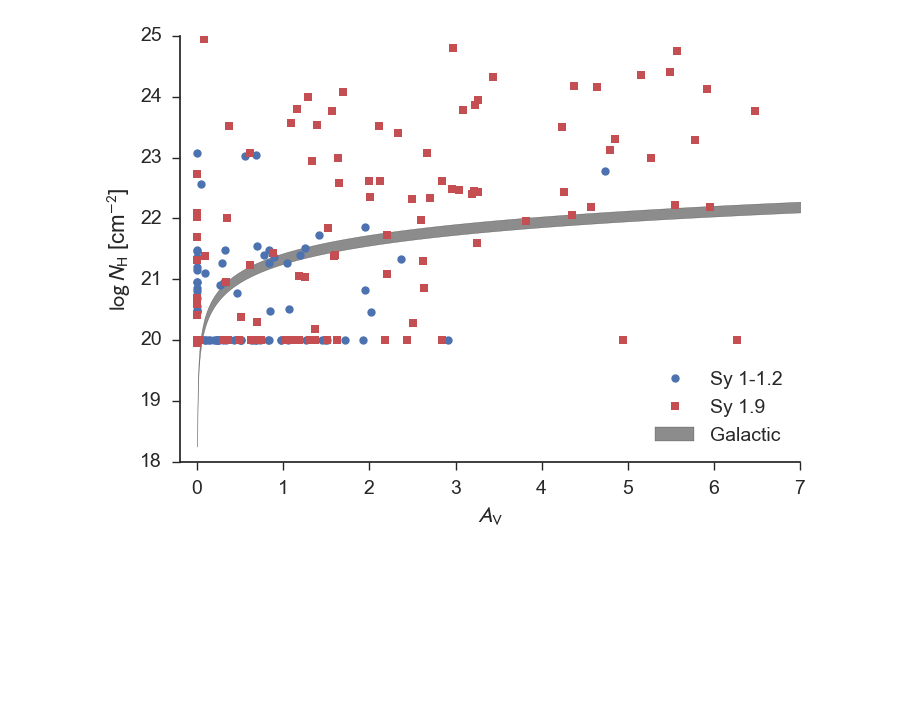
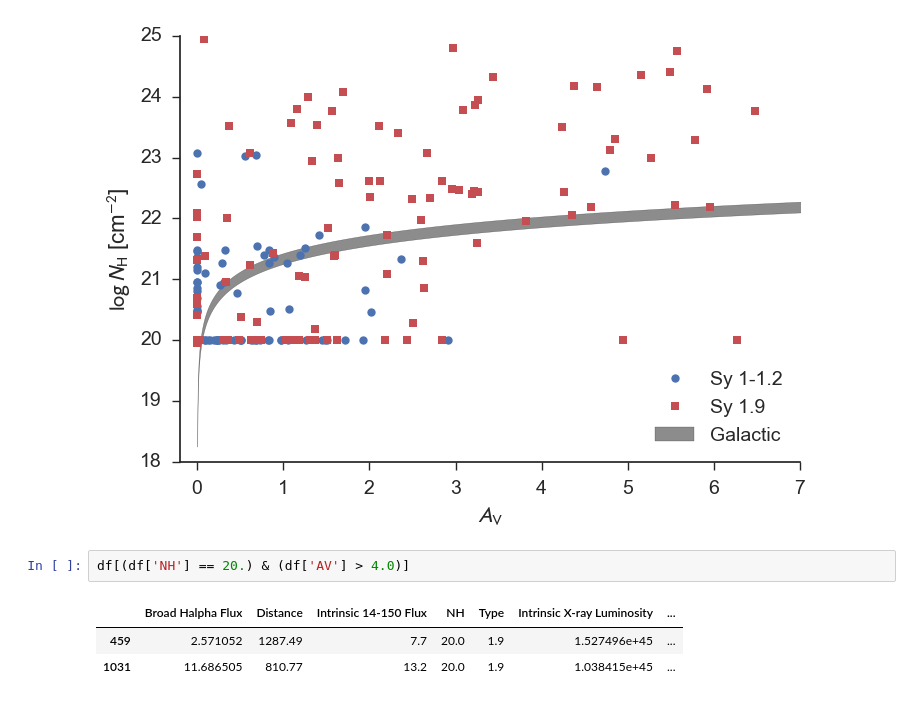
Before and after one commit to ttshimiz/bass-sy1_9-obscuration, a Jupyter notebook: notebooks/nh-vs_av.ipynb, the cells around one changed output. Drawn from its saved outputs; the diff is of its cells as text; blank space fills up the shorter version.

```diff
--- a/notebooks/nh-vs_av.ipynb
+++ b/notebooks/nh-vs_av.ipynb
@@ -103,3 +104,9 @@ sn.despine()
 fig.savefig('../figures/NH_vs_AV.pdf', bbox_inches='tight')
 # %% [output]
 [figure]
+# %%
+df[(df['NH'] == 20.) & (df['AV'] > 4.0)]
+# %% [output]
+|  | Broad Halpha Flux | Distance | Intrinsic 14-150 Flux | NH | Type | Intrinsic X-ray Luminosity | ... |
+| 459 | 2.571052 | 1287.49 | 7.7 | 20.0 | 1.9 | 1.527496e+45 | ... |
+| 1031 | 11.686505 | 810.77 | 13.2 | 20.0 | 1.9 | 1.038415e+45 | ... |
```
Also changed, not shown: parts of 2 cells of this notebook, 6 other files.
